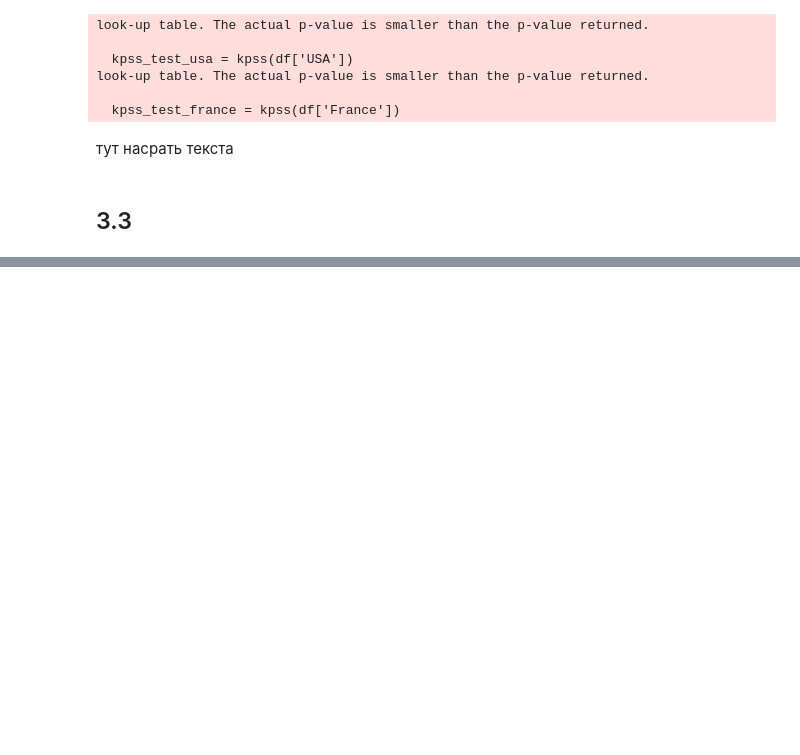
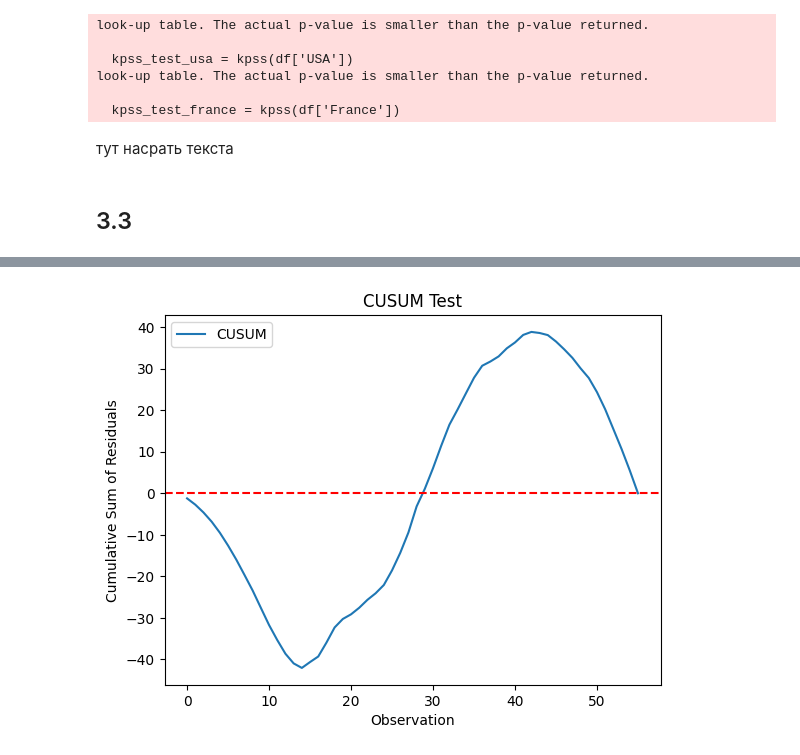
Before and after one commit to ErmakovSemen/banks_analitics, a Jupyter notebook: banks_analytics.ipynb, the cells around one changed output, grey strips where cells are left out. Saved outputs shown, nothing was run; the diff lists cells and outputs as text; code cells hidden in the pictures; blank space fills up the shorter version.

```diff
--- a/banks_analytics.ipynb
+++ b/banks_analytics.ipynb
@@ -9,6 +9,8 @@ from statsmodels.graphics.tsaplots import plot_acf, plot_pacf
 file_path = "data (2).xlsx"
 read_df = pd.read_excel(file_path)
 df = read_df[1:].T[4:60].rename(columns = {1:"Year" ,2:"USA", 3:"France"}).reset_index(drop=True)
+for col in df:
+    df[col] = pd.to_numeric(df[col], errors='coerce')
 # %% [markdown]
 # Исходные данные
 # %% [markdown]
@@ -91,11 +93,21 @@ look-up table. The actual p-value is smaller than the p-value returned.
 # %% [markdown]
 ## 3.3
 # %%
-from arch.unitroot import StructuralBreak
+y = df['USA']  # Временной ряд ВВП США
+n = len(y)
+X = np.column_stack([np.ones(n), np.arange(1, n+1)])
+beta = np.linalg.inv(X.T @ X) @ X.T @ y
+y_fit = X @ beta
+residuals = y - y_fit
 
-# Создадим модель для тестирования
-break_test_usa = StructuralBreak(df['USA'])
+cumulative_sum = np.cumsum(residuals - np.mean(residuals))
 
-# Выведем результаты теста
-print(break_test_usa.break_test())
+# Построение графика кумулятивной суммы
+plt.plot(cumulative_sum, label='CUSUM')
+plt.axhline(y=0, color='r', linestyle='--')
+plt.title('CUSUM Test')
+plt.xlabel('Observation')
+plt.ylabel('Cumulative Sum of Residuals')
+plt.legend()
+plt.show()
 # %% [output]
@@ -102,0 +114 @@ ImportError: cannot import name 'StructuralBreak' from 'arch.unitroot' (/Users/s
+[figure, added]
```
Also changed, not shown: parts of 4 cells of this notebook.
